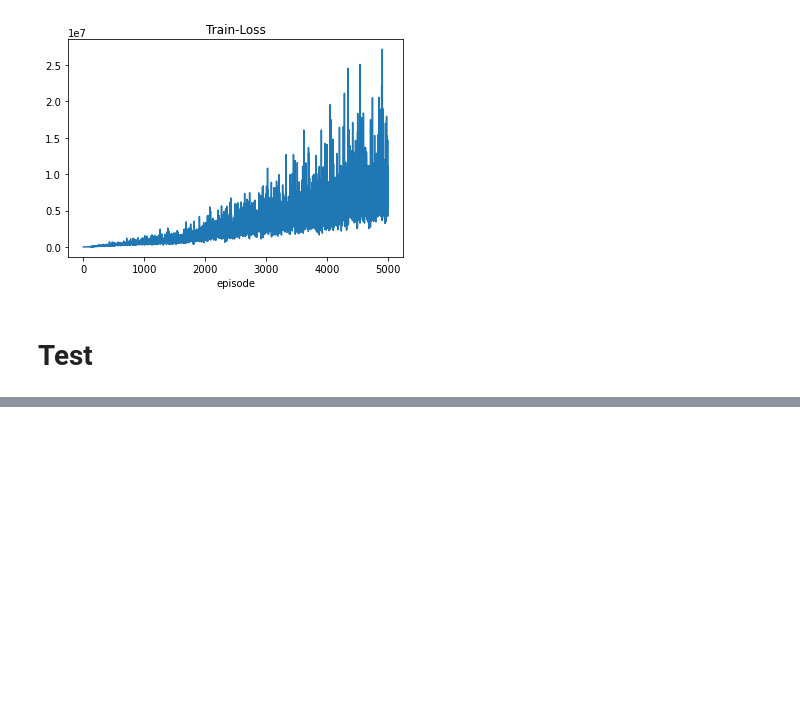
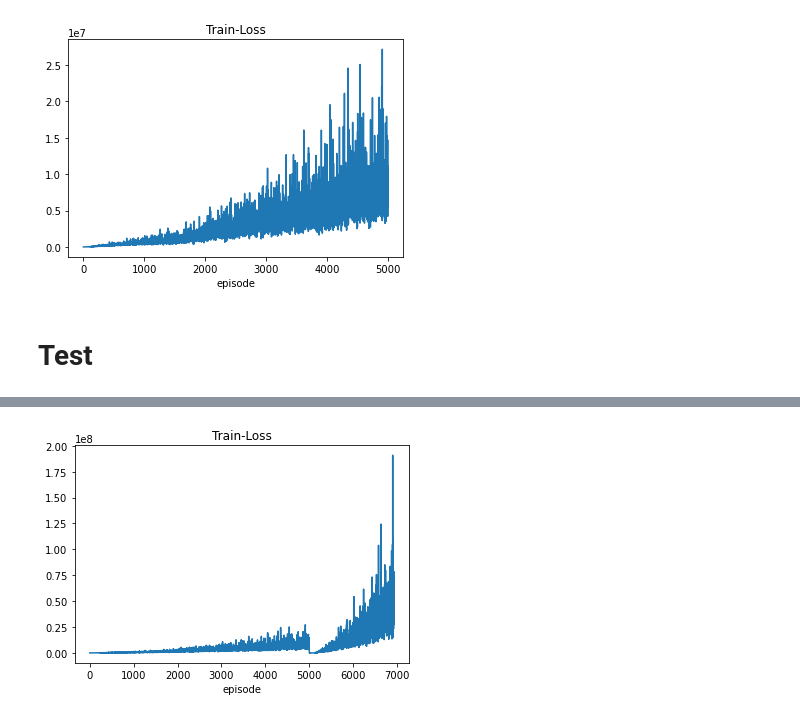
Before and after one commit to K-MinHyuk/2048_reinforcement, a Jupyter notebook: 2048.ipynb, the cells around one changed output, grey strips where cells are left out. Drawn from its saved outputs; the diff is of its cells as text; code cells hidden in the pictures; blank space fills up the shorter version.

Commit message:
1st1024model

```diff
--- a/2048.ipynb
+++ b/2048.ipynb
@@ -568,7 +569,7 @@ np.save('loss_list',loss_list)
 # Test
 # %%
 if __name__ == '__main__':
-    model_path = '1st_512_model'
+    model_path = 'up'
     env = Env()
     state_size = 16
     action_size = 4
@@ -577,7 +578,7 @@ if __name__ == '__main__':
     Top = -np.inf
     scores, episodes = [], []
     lossss = []
-    EPISODES=100
+    EPISODES=2000
     for e in range(EPISODES):
         done=False
         score = 0
@@ -594,13 +595,17 @@ if __name__ == '__main__':
 #             print(np.array(env.board))
             next_state, reward, done, info = env.step(action)
             next_state = np.reshape(next_state, [1, state_size])
+            if done:
+                doneReward = -1024
+                agent.append_sample(state, action, doneReward, next_state, done)
+            else:
+                agent.append_sample(state, action, reward, next_state, done)
             # if an action make the episode end, then gives penalty of -100
 #             reward = reward if not done or score == 499 else agent.penalty
 #             print({0 : 'left', 1:'up' , 2:'right', 3:'down'}[action])
             # save the sample <s, a, r, s'> to the replay memory
-            agent.append_sample(state, action, reward, next_state, done)
             # every time step do the training
-            if (load_model is False) and (len(agent.memory) >= agent.train_start):
+            if (len(agent.memory) >= agent.train_start):
                 agent.train_model()
 
             score += reward
@@ -609,22 +614,23 @@ if __name__ == '__main__':
                 maxScore = reward
             if done:
                 # every episode update the target model to be same with model
-                if load_model is False:
-                    agent.update_target_model()
-                print('Top reward = {}'.format(maxScore))
-                lossss.append(agent.train_loss/move)
-                # every episode, plot the play time
-#                 score = score if score == 500 else score + 100
+                agent.update_target_model()
+                loss_list.append(agent.train_loss/move)
                 scores.append(score)
                 episodes.append(e)
                 print("episode:", e, "  score:", score, " move:", move,"  memory length:", len(agent.memory), "  epsilon:", agent.epsilon, ' loss:', agent.train_loss/move)
-                if (maxScore > Top) and not (load_model):
-                        Top = maxScore
-                        print('Weights save... Top reward = {}'.format(maxScore))
-                        torch.save(agent.model.state_dict(), './save_model/2048_dqn_trained.pth')
-    env.close()
+                if (maxScore > Top):
+                    Top = maxScore
+                    print('Weights save... Top reward = {}'.format(maxScore))
+                    torch.save(agent.model.state_dict(), './save_model/up_topReward.pth')
+                if (score > Top):
+                    Top = score
+                    print('Weights save... Top score = {}'.format(TopScore))
+                    torch.save(agent.model.state_dict(), './save_model/up_topScore.pth')
+    print('Weights save... lastest_model')
+    torch.save(agent.model.state_dict(), './save_model/up_last_model.pth')
     pylab.plot(episodes, scores, 'b')
     pylab.title('Score per episode')
-    pylab.savefig('./save_plt/{}.png'.format(model_path), dpi=300, facecolor='w')
+    pylab.savefig('save_plt/up_Learning_rate={},epsilon_min={},Discount_factor={},episod={}.png'.format(agent.learning_rate, agent.epsilon_min, agent.discount_factor, e+1), dpi=300, facecolor='w')
 # %% [output]
 Model_loaded...
@@ -651,0 +654,9 @@ beep()
+# %%
+import matplotlib.pyplot as plt
+plt.plot(loss_list)
+plt.title("Train-Loss")
+plt.xlabel("episode")
+plt.savefig('./save_plt/1st_1024_model_trainloss.png', dpi=300, facecolor='w')
+np.save('',loss_list)
+# %% [output]
+[figure, added]
```
Also changed, not shown: parts of 4 cells of this notebook, 9 other files.
